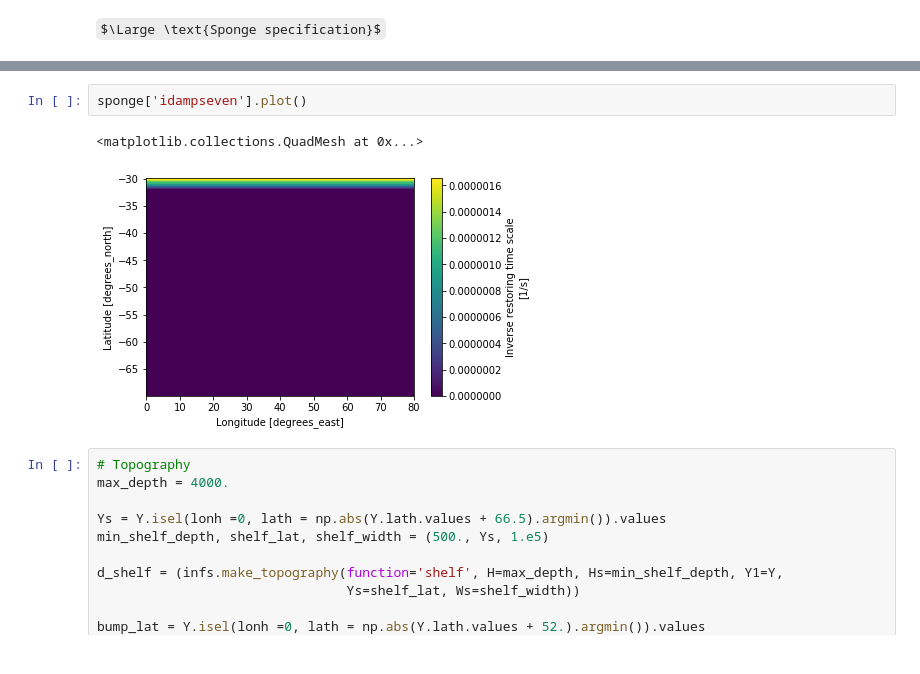
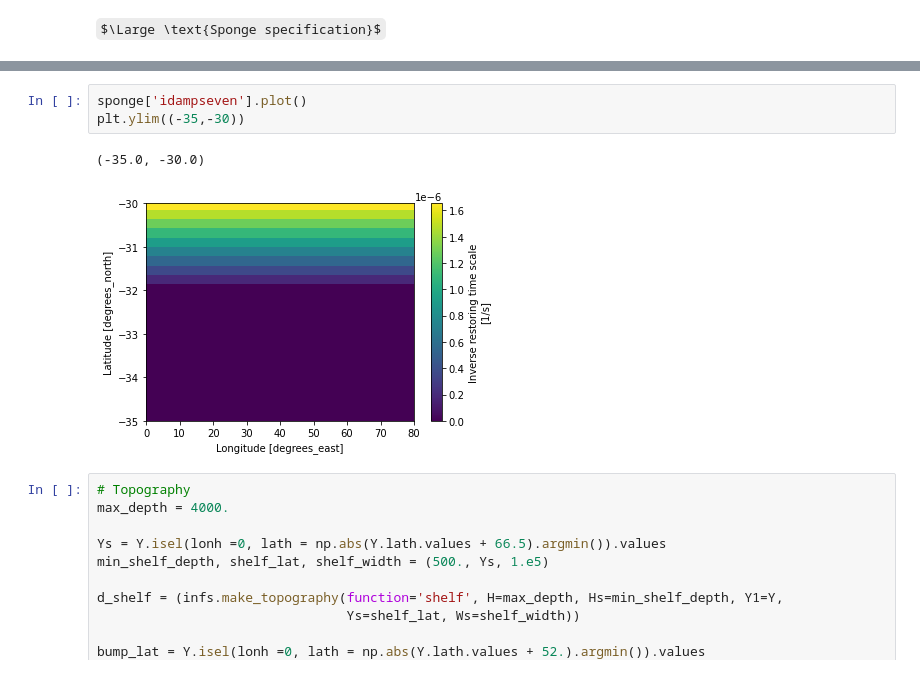
Before and after one commit to hmkhatri/MOM6-Channel-Southern-Ocean, a Jupyter notebook: Notebooks/Input_Files.ipynb, the cells around one changed output, grey strips where cells are left out. Saved outputs shown, nothing was run; the diff lists cells and outputs as text; some formulas as TeX source.

```diff
--- a/Notebooks/Input_Files.ipynb
+++ b/Notebooks/Input_Files.ipynb
@@ -865,9 +909,10 @@ Data variables:
     idampone    (lath, lonh) float64 -0.0 -0.0 -0.0 ... 1.157e-05 1.157e-05
 # %%
 sponge['idampseven'].plot()
+plt.ylim((-35,-30))
 # %% [output]
-<matplotlib.collections.QuadMesh at 0x...>
+(-35.0, -30.0)
-[figure, old version]
+[figure, new version]
 # %%
 # Topography
 max_depth = 4000.
```
Also changed, not shown: parts of 4 cells of this notebook, 1 other file.
